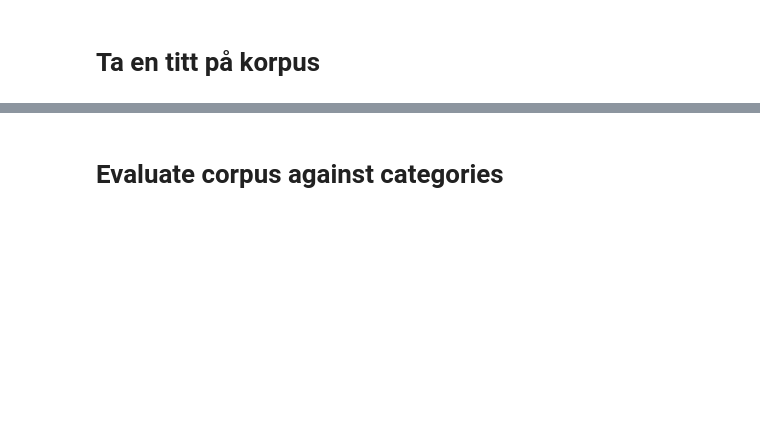
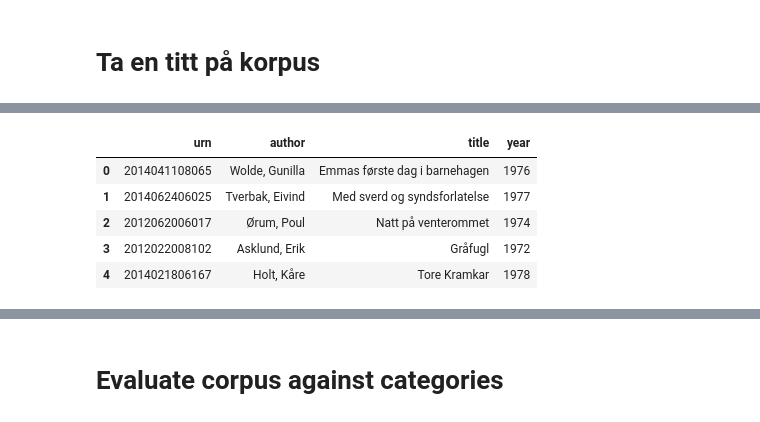
Before and after one commit to Yoonsen/Trawling, a Jupyter notebook: Analyse_bok_temafamiler.ipynb, the cells around one changed output, grey strips where cells are left out. Cells and saved outputs as stored; diff of their text form; code cells hidden in the pictures; blank space fills up the shorter version.

```diff
--- a/Analyse_bok_temafamiler.ipynb
+++ b/Analyse_bok_temafamiler.ipynb
@@ -130,0 +106,9 @@ korpus_2 = nb.frame(korpus2)
+# %%
+korpus [1970].head()
+# %% [output]
+|  | urn | author | title | year |
+| 0 | 2014041108065 | Wolde, Gunilla | Emmas første dag i barnehagen | 1976 |
+| 1 | 2014062406025 | Tverbak, Eivind | Med sverd og syndsforlatelse | 1977 |
+| 2 | 2012062006017 | Ørum, Poul | Natt på venterommet | 1974 |
+| 3 | 2012022008102 | Asklund, Erik | Gråfugl | 1972 |
+| 4 | 2014021806167 | Holt, Kåre | Tore Kramkar | 1978 |
```
Also changed, not shown: parts of 19 cells of this notebook.
